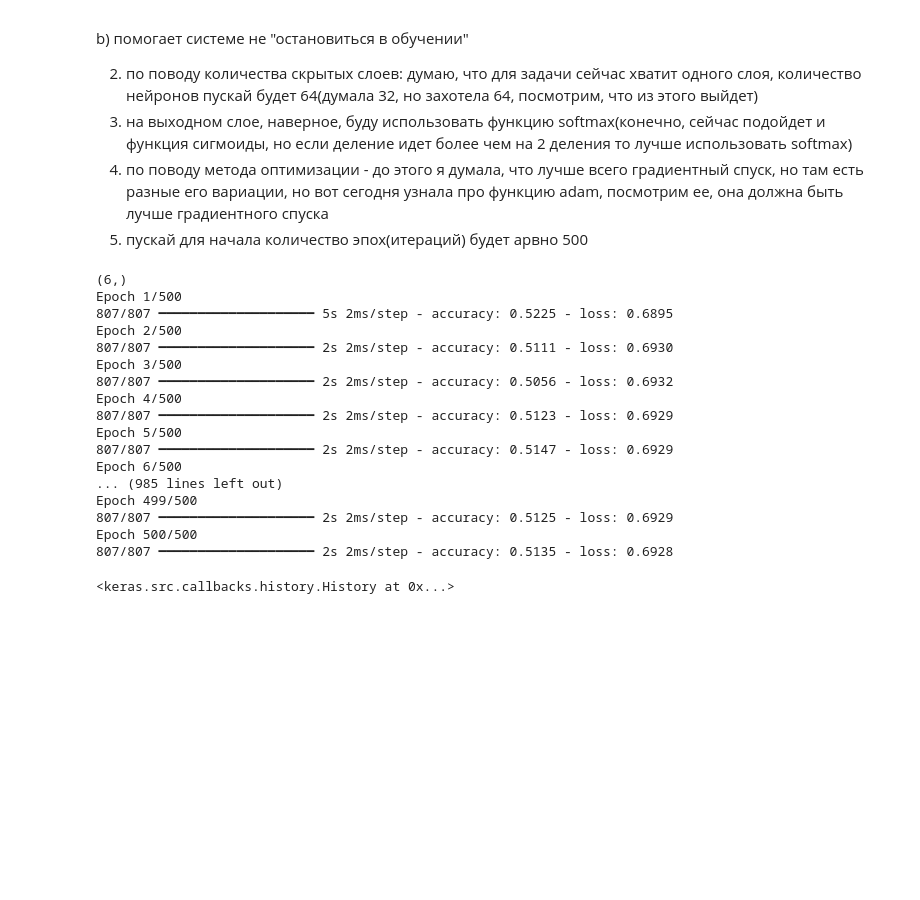
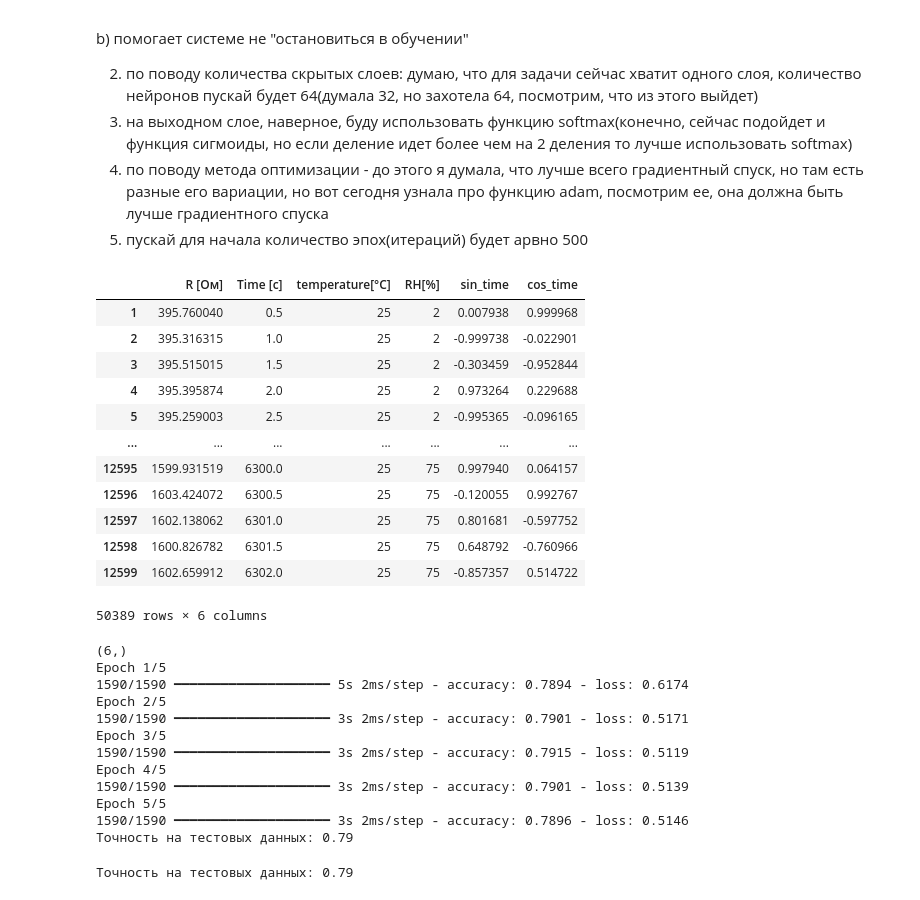
Before and after one commit to lalalaoalla/gas-analyzer, a Jupyter notebook: easy_classification_(1).ipynb, the cells around one changed output. Drawn from its saved outputs; the diff is of its cells as text; code cells hidden in the pictures; blank space fills up the shorter version.

```diff
--- a/easy_classification_(1).ipynb
+++ b/easy_classification_(1).ipynb
@@ -124,6 +123,26 @@ def easy_classification(input_shape):
 )
 
     return model
+# %%
+no2_all_df = pd.concat([no2_2rh_25t,no2_25rh_25t,no2_50rh_25t,no2_75rh_25t], axis=0)
+# nh3_x4_df = pd.concat([nh3_2rh_25t,nh3_2rh_25t,nh3_2rh_25t,nh3_2rh_25t], axis = 0)
+# nh3_x4_df
+
+no2_all_df
+# %% [output]
+|  | R [Ом] | Time [с] | temperature[°C] | RH[%] | sin_time | cos_time |
+| 1 | 395.760040 | 0.5 | 25 | 2 | 0.007938 | 0.999968 |
+| 2 | 395.316315 | 1.0 | 25 | 2 | -0.999738 | -0.022901 |
+| 3 | 395.515015 | 1.5 | 25 | 2 | -0.303459 | -0.952844 |
+| 4 | 395.395874 | 2.0 | 25 | 2 | 0.973264 | 0.229688 |
+| 5 | 395.259003 | 2.5 | 25 | 2 | -0.995365 | -0.096165 |
+| ... | ... | ... | ... | ... | ... | ... |
+| 12595 | 1599.931519 | 6300.0 | 25 | 75 | 0.997940 | 0.064157 |
+| 12596 | 1603.424072 | 6300.5 | 25 | 75 | -0.120055 | 0.992767 |
+| 12597 | 1602.138062 | 6301.0 | 25 | 75 | 0.801681 | -0.597752 |
+| 12598 | 1600.826782 | 6301.5 | 25 | 75 | 0.648792 | -0.760966 |
+| 12599 | 1602.659912 | 6302.0 | 25 | 75 | -0.857357 | 0.514722 |
+50389 rows × 6 columns
 # %%
 #Функция для объединения наших данных
 
@@ -139,8 +158,10 @@ def prepare_data(df1, df2):
 # %%
 #Итакс, пробуем
 from sklearn.preprocessing import StandardScaler
+from sklearn.model_selection import train_test_split
 # Для начала попробуем обЪеденить два наших датафрейма с nh3 и самым простым no2
-X, y = prepare_data(nh3_2rh_25t, no2_2rh_25t)
+X, y = prepare_data(nh3_2rh_25t, no2_all_df)
+
 
 #Для нормализации данных
 scaler = StandardScaler()
@@ -148,29 +169,35 @@ X = scaler.fit_transform(X)
 # Определим размер
 input_shape = tuple([6])
 print(input_shape)
+
+#Разделим на обучающую и тд
+X_train, X_test, y_train, y_test = train_test_split(X, y, test_size=0.2, random_state=42)
+
 #Создаем модель
 model = easy_classification(input_shape)
 
 #Обучаем модель
-model.fit(X, y, epochs=500)
+model.fit(X_train, y_train, epochs=5)
+
+loss, accuracy = model.evaluate(X_test, y_test, verbose=0)
+print(f'Точность на тестовых данных: {accuracy:.2f}')
 # %% [output]
 (6,)
-Epoch 1/500
-807/807 ━━━━━━━━━━━━━━━━━━━━ 5s 2ms/step - accuracy: 0.5225 - loss: 0.6895
-Epoch 2/500
-807/807 ━━━━━━━━━━━━━━━━━━━━ 2s 2ms/step - accuracy: 0.5111 - loss: 0.6930
-Epoch 3/500
-807/807 ━━━━━━━━━━━━━━━━━━━━ 2s 2ms/step - accuracy: 0.5056 - loss: 0.6932
-Epoch 4/500
-807/807 ━━━━━━━━━━━━━━━━━━━━ 2s 2ms/step - accuracy: 0.5123 - loss: 0.6929
-Epoch 5/500
-807/807 ━━━━━━━━━━━━━━━━━━━━ 2s 2ms/step - accuracy: 0.5147 - loss: 0.6929
-Epoch 6/500
-... (985 lines left out)
-Epoch 499/500
-807/807 ━━━━━━━━━━━━━━━━━━━━ 2s 2ms/step - accuracy: 0.5125 - loss: 0.6929
-Epoch 500/500
-807/807 ━━━━━━━━━━━━━━━━━━━━ 2s 2ms/step - accuracy: 0.5135 - loss: 0.6928
+Epoch 1/5
+1590/1590 ━━━━━━━━━━━━━━━━━━━━ 5s 2ms/step - accuracy: 0.7894 - loss: 0.6174
+Epoch 2/5
+1590/1590 ━━━━━━━━━━━━━━━━━━━━ 3s 2ms/step - accuracy: 0.7901 - loss: 0.5171
+Epoch 3/5
+1590/1590 ━━━━━━━━━━━━━━━━━━━━ 3s 2ms/step - accuracy: 0.7915 - loss: 0.5119
+Epoch 4/5
+1590/1590 ━━━━━━━━━━━━━━━━━━━━ 3s 2ms/step - accuracy: 0.7901 - loss: 0.5139
+Epoch 5/5
+1590/1590 ━━━━━━━━━━━━━━━━━━━━ 3s 2ms/step - accuracy: 0.7896 - loss: 0.5146
+Точность на тестовых данных: 0.79
-<keras.src.callbacks.history.History at 0x...>
+# %%
+loss, accuracy = model.evaluate(X_test, y_test, verbose=0)
+print(f'Точность на тестовых данных: {accuracy:.2f}')
+# %% [output]
+Точность на тестовых данных: 0.79
 # %%
 #Посмотрим что предскажет
```
Also changed, not shown: parts of 4 cells of this notebook, 5 other files.
